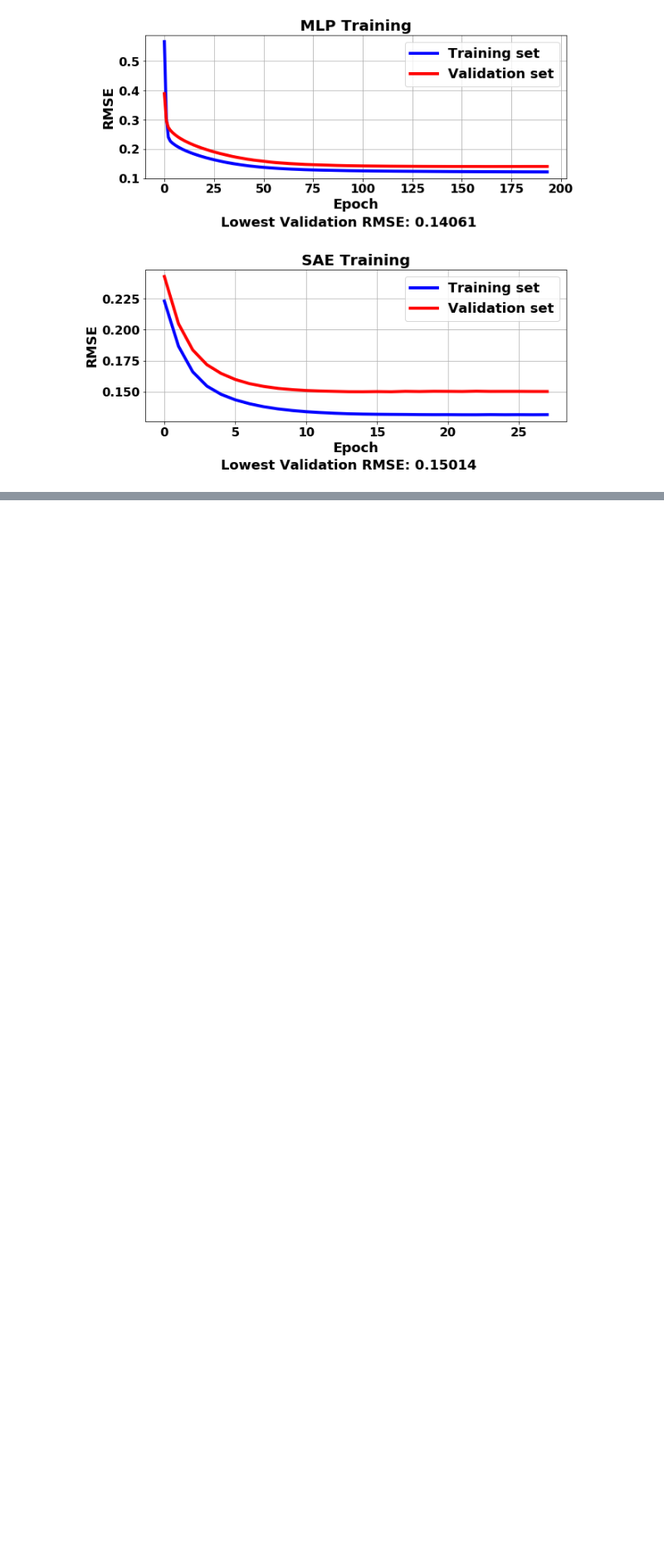
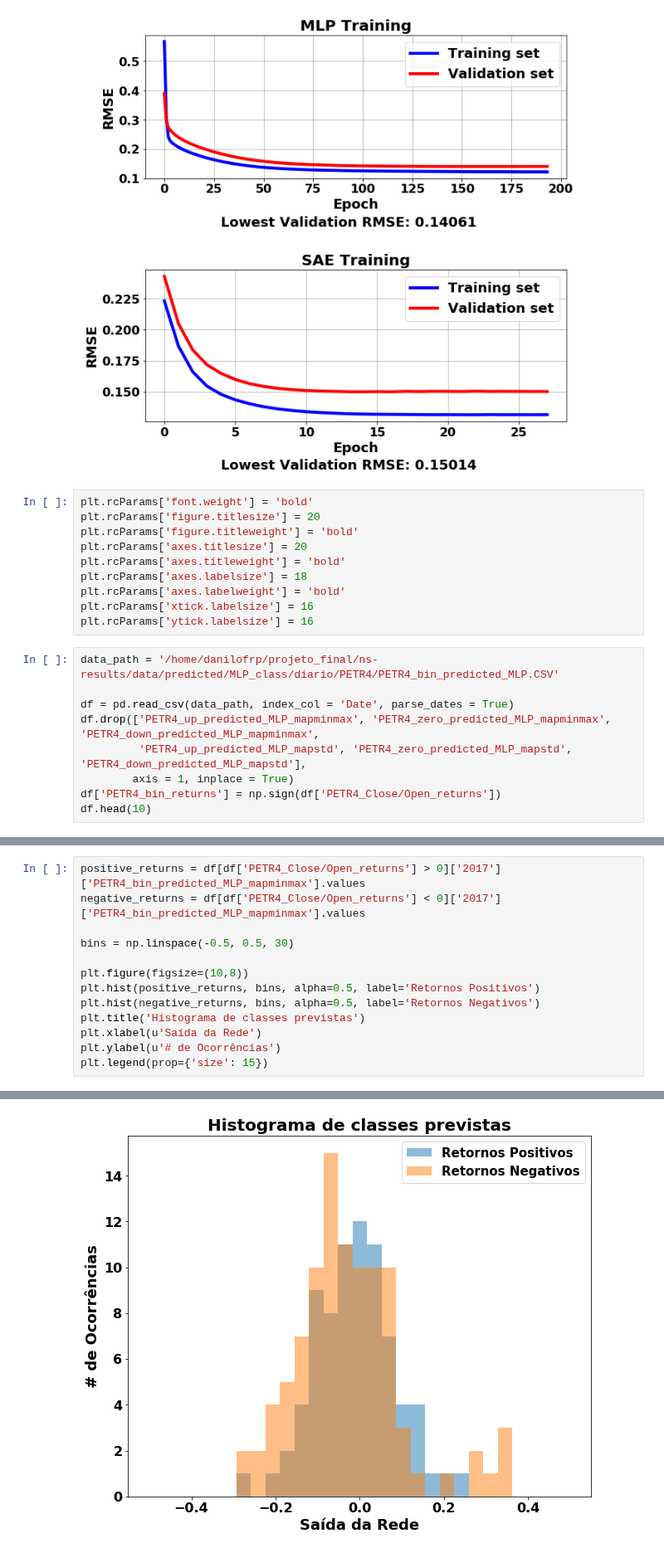
Before and after one commit to danilofrp/neural-stocks, a Jupyter notebook: notebooks/IMAGING.ipynb, the cells around one changed output, grey strips where cells are left out. Shown at 83% size. Drawn from its saved outputs; the diff is of its cells as text; blank space fills up the shorter version.

```diff
--- a/notebooks/IMAGING.ipynb
+++ b/notebooks/IMAGING.ipynb
@@ -94,3 +94,22 @@ plt.savefig('{}/WCCI_{}_fitHistory.pdf'.format(saveDir, asset), bbox_inches='tig
 plt.savefig('{}/WCCI_{}_fitHistory.png'.format(saveDir, asset), bbox_inches='tight')
 # %% [output]
 [figure]
+# %%
+plt.rcParams['font.weight'] = 'bold'
+plt.rcParams['figure.titlesize'] = 20
+plt.rcParams['figure.titleweight'] = 'bold'
+plt.rcParams['axes.titlesize'] = 20
+plt.rcParams['axes.titleweight'] = 'bold'
+plt.rcParams['axes.labelsize'] = 18
+plt.rcParams['axes.labelweight'] = 'bold'
+plt.rcParams['xtick.labelsize'] = 16
+plt.rcParams['ytick.labelsize'] = 16
+# %%
+data_path = '/home/danilofrp/projeto_final/ns-results/data/predicted/MLP_class/diario/PETR4/PETR4_bin_predicted_MLP.CSV'
+
+df = pd.read_csv(data_path, index_col = 'Date', parse_dates = True)
+df.drop(['PETR4_up_predicted_MLP_mapminmax', 'PETR4_zero_predicted_MLP_mapminmax', 'PETR4_down_predicted_MLP_mapminmax',
+         'PETR4_up_predicted_MLP_mapstd', 'PETR4_zero_predicted_MLP_mapstd', 'PETR4_down_predicted_MLP_mapstd'],
+        axis = 1, inplace = True)
+df['PETR4_bin_returns'] = np.sign(df['PETR4_Close/Open_returns'])
+df.head(10)
@@ -96,0 +129,14 @@ plt.savefig('{}/WCCI_{}_fitHistory.png'.format(saveDir, asset), bbox_inches='tig
+# %%
+positive_returns = df[df['PETR4_Close/Open_returns'] > 0]['2017']['PETR4_bin_predicted_MLP_mapminmax'].values
+negative_returns = df[df['PETR4_Close/Open_returns'] < 0]['2017']['PETR4_bin_predicted_MLP_mapminmax'].values
+
+bins = np.linspace(-0.5, 0.5, 30)
+
+plt.figure(figsize=(10,8))
+plt.hist(positive_returns, bins, alpha=0.5, label='Retornos Positivos')
+plt.hist(negative_returns, bins, alpha=0.5, label='Retornos Negativos')
+plt.title('Histograma de classes previstas')
+plt.xlabel(u'Saída da Rede')
+plt.ylabel(u'# de Ocorrências')
+plt.legend(prop={'size': 15})
+# %% [output]
@@ -96,0 +144 @@ plt.savefig('{}/WCCI_{}_fitHistory.png'.format(saveDir, asset), bbox_inches='tig
+[figure, added]
```
Also changed, not shown: parts of 6 cells of this notebook, 1 other file.
